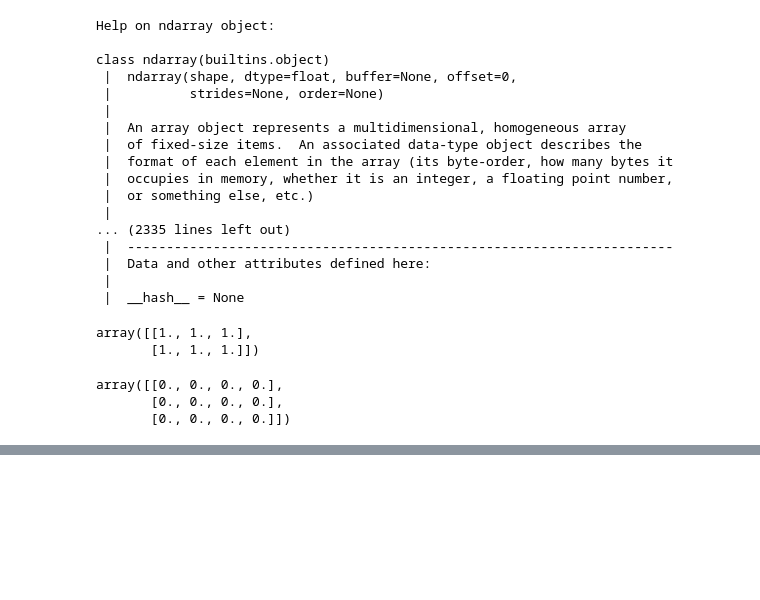
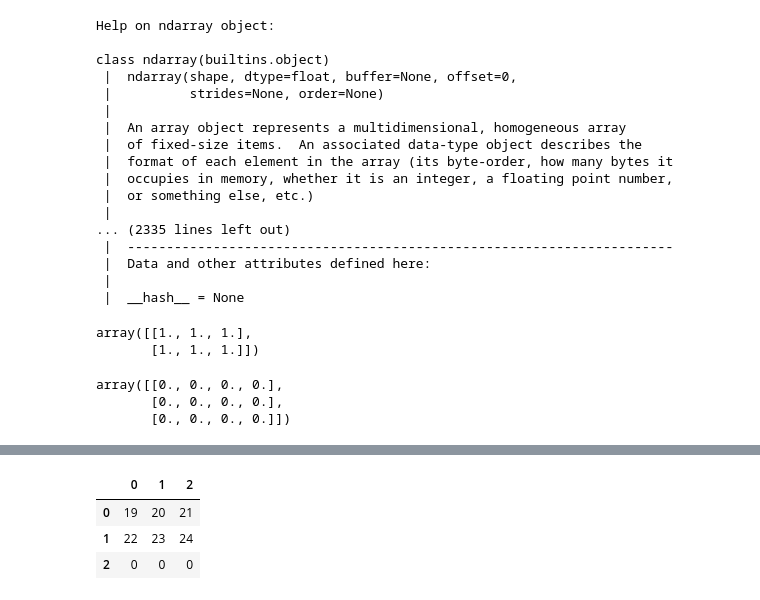
Before and after one commit to abasu1996/intelligentMe, a Jupyter notebook: deeplearning/brainnumpy.ipynb, the cells around one changed output, grey strips where cells are left out. Saved outputs shown, nothing was run; the diff lists cells and outputs as text; code cells hidden in the pictures; blank space fills up the shorter version.

```diff
--- a/deeplearning/brainnumpy.ipynb
+++ b/deeplearning/brainnumpy.ipynb
@@ -140,0 +214,7 @@ array([[0., 0., 0., 0.],
+# %%
+df
+# %% [output]
+|  | 0 | 1 | 2 |
+| 0 | 19 | 20 | 21 |
+| 1 | 22 | 23 | 24 |
+| 2 | 0 | 0 | 0 |
```
Also changed, not shown: parts of 40 cells of this notebook, 1 other file.
